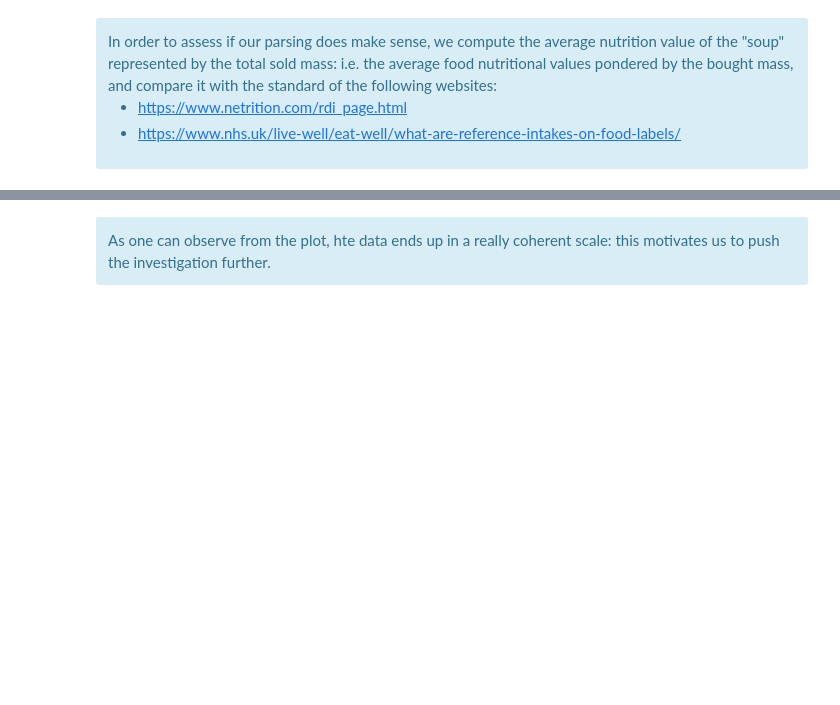
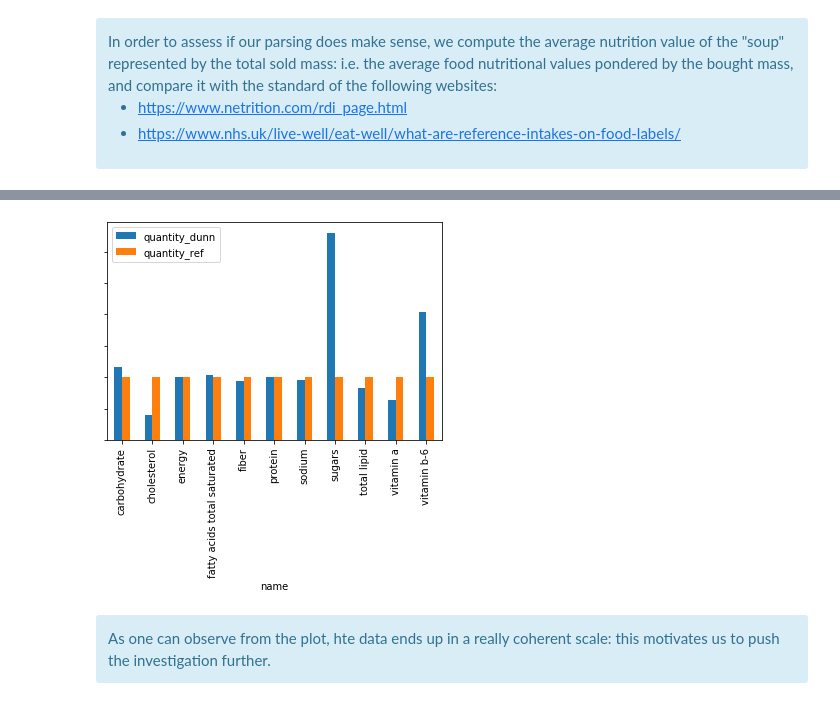
Before and after one commit to raphaelreiss/ADA_project, a Jupyter notebook: src/Demographic_Nut.ipynb, the cells around one changed output, grey strips where cells are left out. Saved outputs shown, nothing was run; the diff lists cells and outputs as text; code cells hidden in the pictures; blank space fills up the shorter version.

```diff
--- a/src/Demographic_Nut.ipynb
+++ b/src/Demographic_Nut.ipynb
@@ -251,8 +254,6 @@ avg_soup_df['name']= avg_soup_df['name'].apply(rem)
 avg_soup_df.set_index('name',inplace=True)
 avg_soup_df = avg_soup_df.join(nutriment_units_df.set_index('name')).drop(columns = 'id')
 
-avg_soup_df.loc['energy'][0]
-
 fctor = 2000 / avg_soup_df.loc['energy'][0]
 avg_soup_df.quantity = avg_soup_df['quantity'] * fctor
 
@@ -261,4 +262,6 @@ ref_intakes_df.drop(columns = ['unit_name'],inplace = True)
 
 avg_soup_df = avg_soup_df.join(ref_intakes_df.set_index('name'),how = 'inner',lsuffix='_dunn',rsuffix='_ref')
 
-avg_soup_df.plot.bar()
+fctor = 2000 / avg_soup_df.quantity_ref
+avg_soup_df.quantity_dunn = fctor * avg_soup_df.quantity_dunn
+avg_soup_df.quantity_ref = fctor * avg_soup_df.quantity_ref
@@ -268,3 +284,11 @@ avg_soup_df.plot.bar()
+# %%
+fig,ax = plt.subplots(1)
+avg_soup_df.plot.bar(ax = ax)
+empty_string_labels = ['']*len(ax.get_yticklabels())
+ax.set_yticklabels(empty_string_labels)
+plt.savefig('../results/soup.png')
+# %% [output]
+[figure, added]
 # %% [markdown]
 <div class="alert alert-block alert-info">
 As one can observe from the plot, hte data ends up in a really coherent scale: this motivates us to push the investigation further.
```
Also changed, not shown: parts of 24 cells of this notebook, 43 other files.
